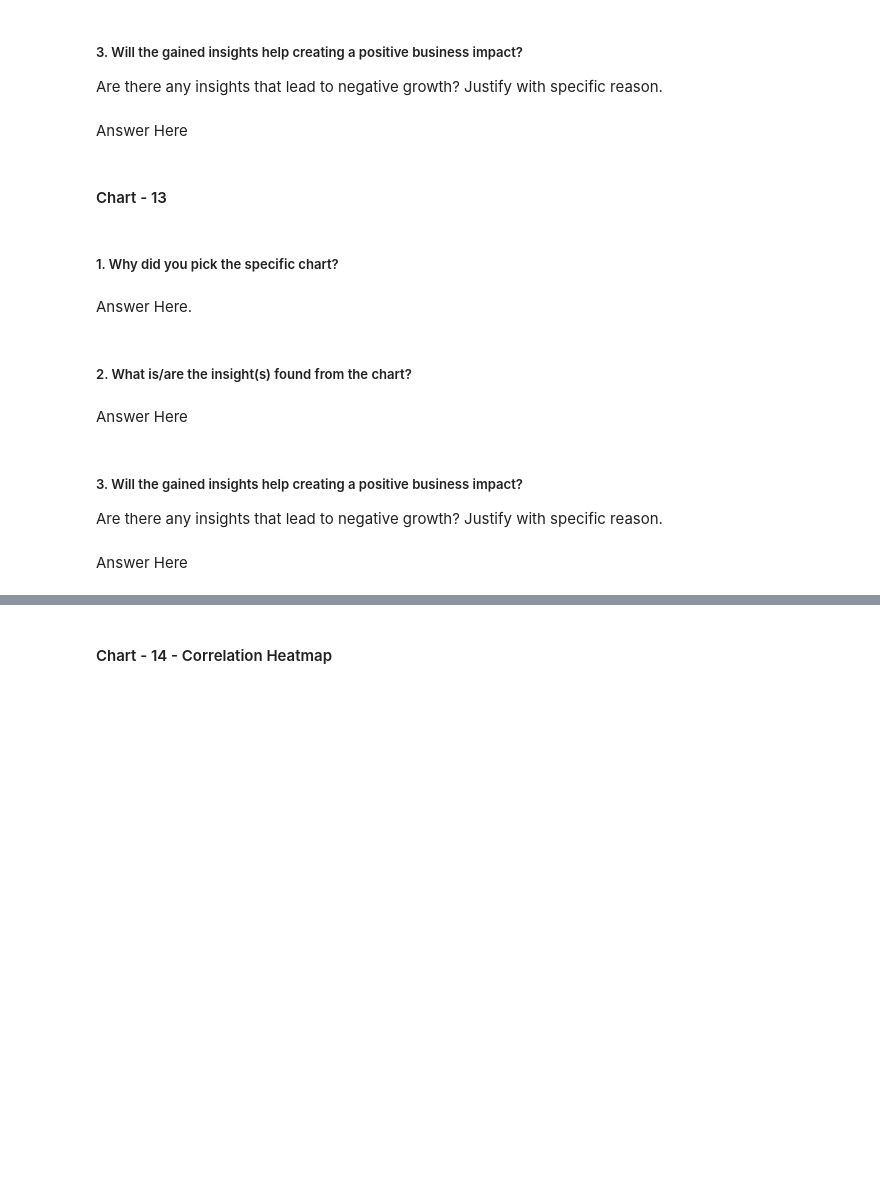
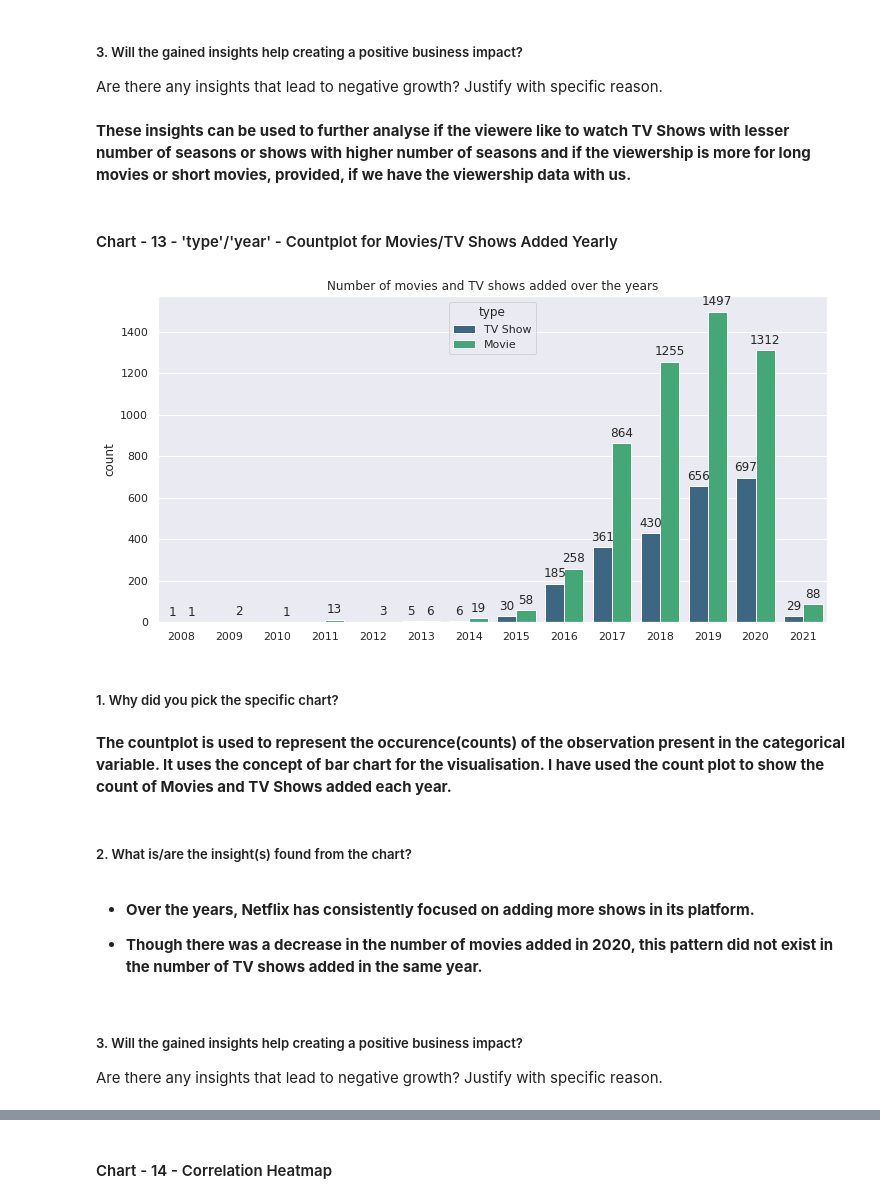
Before and after one commit to iamNirmeshGupta/Netflix-Movies-And-TV-Shows-Clustering, a Jupyter notebook: Netflix_Movies_And_TV_Shows_Clustering_Nirmesh_Gupta_Unsupervised_Capstone_Project.ipynb, the cells around one changed output, grey strips where cells are left out. Cells and saved outputs as stored; diff of their text form; code cells hidden in the pictures; blank space fills up the shorter version.

```diff
--- a/Netflix_Movies_And_TV_Shows_Clustering_Nirmesh_Gupta_Unsupervised_Capstone_Project.ipynb
+++ b/Netflix_Movies_And_TV_Shows_Clustering_Nirmesh_Gupta_Unsupervised_Capstone_Project.ipynb
@@ -981,7 +1031,3 @@ Answer Here
 # %% [markdown]
 ##### 3. Will the gained insights help creating a positive business impact?
 Are there any insights that lead to negative growth? Justify with specific reason.
-# %% [markdown]
-Answer Here
-# %% [markdown]
-#### Chart - 13
@@ -990,13 +1034,30 @@ Answer Here
+# %% [markdown]
+**These insights can be used to further analyse if the viewere like to watch TV Shows with lesser number of seasons or shows with higher number of seasons and if the viewership is more for long movies or short movies, provided, if we have the viewership data with us.**
+# %% [markdown]
+#### Chart - 13 - 'type'/'year' - Countplot for Movies/TV Shows Added Yearly
+# %%
+# Chart - 13 Number of Movies and TV Shows added over the years
+
+plt.figure(figsize=(12,6))
+p = sns.countplot(x='year',data=df, hue='type', palette = 'viridis')
+plt.title('Number of movies and TV shows added over the years')
+plt.xlabel('')
+for i in p.patches:
+  p.annotate(format(i.get_height(), '.0f'), (i.get_x() + i.get_width() / 2., i.get_height()), ha = 'center', va = 'center', xytext = (0, 10), textcoords = 'offset points')
+# %% [output]
+[figure, added]
 # %% [markdown]
 ##### 1. Why did you pick the specific chart?
-# %% [markdown]
-Answer Here.
+# %% [markdown]
+**The countplot is used to represent the occurence(counts) of the observation present in the categorical variable. It uses the concept of bar chart for the visualisation. I have used the count plot to show the count of Movies and TV Shows added each year.**
 # %% [markdown]
 ##### 2. What is/are the insight(s) found from the chart?
-# %% [markdown]
-Answer Here
+# %% [markdown]
+
+
+*   **Over the years, Netflix has consistently focused on adding more shows in its platform.**
+
+*   **Though there was a decrease in the number of movies added in 2020, this pattern did not exist in the number of TV shows added in the same year.**
 # %% [markdown]
 ##### 3. Will the gained insights help creating a positive business impact?
 Are there any insights that lead to negative growth? Justify with specific reason.
-# %% [markdown]
-Answer Here
```
Also changed, not shown: parts of 49 cells of this notebook.
